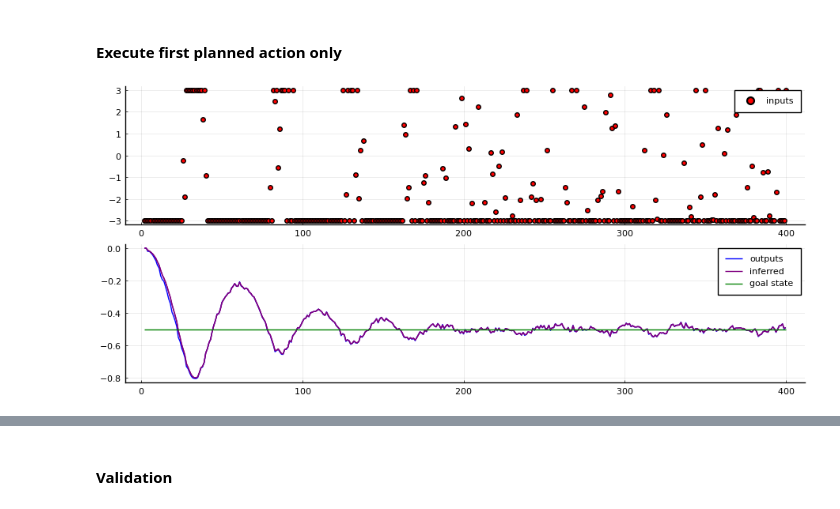
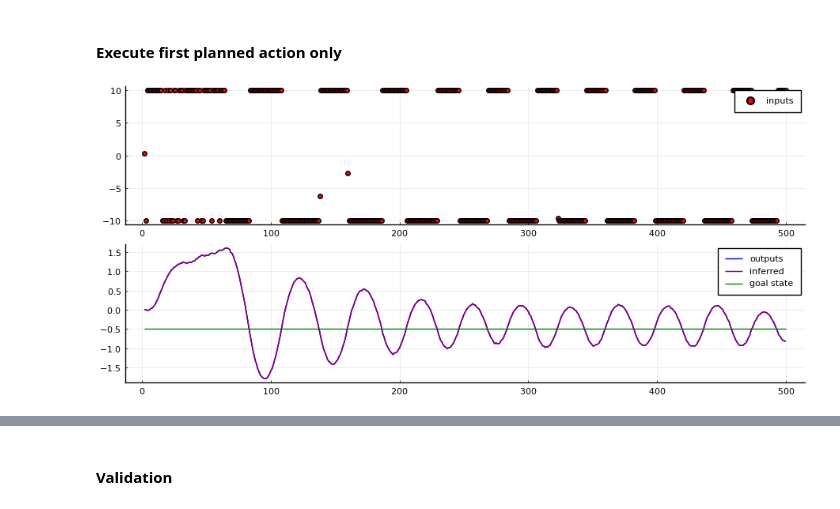
Before and after one commit to wmkouw/actinf-oscillator, a Jupyter notebook: demo_ActInf-GFX-oscillator.ipynb, the cells around one changed output, grey strips where cells are left out. Cells and saved outputs as stored; diff of their text form; code cells hidden in the pictures.

```diff
--- a/demo_ActInf-GFX-oscillator.ipynb
+++ b/demo_ActInf-GFX-oscillator.ipynb
@@ -677,10 +705,10 @@ plot(p1, p2, layout=(2,1), size=(900,400))
 #### Execute first planned action only
 # %%
 # Trial time
-T = 400
+T = 500
 
 # Planning time horizon
-TT = 4
+TT = 6
 
 # Goal state (mean and std dev)
 goal_state = (-.5, 1e-6)
@@ -700,13 +728,15 @@ constraints = Dict()
 marginals = Dict()
 marginals[:x] = ProbabilityDistribution(Multivariate, GaussianMeanPrecision, m=zeros(2,), w=.1*I(2))
 marginals[:z] = ProbabilityDistribution(Multivariate, GaussianMeanPrecision, m=zeros(2,), w=.1*I(2))
-marginals[:θ] = ProbabilityDistribution(Multivariate, GaussianMeanPrecision, m=θ_true, w=1e2*I(2))
-marginals[:η] = ProbabilityDistribution(Univariate, GaussianMeanPrecision, m=η_true, w=1e2)
+marginals[:θ] = ProbabilityDistribution(Multivariate, GaussianMeanPrecision, m=zeros(2,), w=1e-2*I(2))
+marginals[:η] = ProbabilityDistribution(Univariate, GaussianMeanPrecision, m=0.0, w=1e-2)
 marginals[:τ] = ProbabilityDistribution(Univariate, Gamma, a=1e-2, b=1e-1)
 marginals[:ξ] = ProbabilityDistribution(Univariate, Gamma, a=1e4, b=1e0)
 
 # Track estimated states
-est_states = (zeros(T,2), zeros(T,2,2))
+est_states = (zeros(T,2), zeros(T,2))
+est_coeffs = (zeros(T,3), zeros(T,3))
+est_noises = (zeros(T,2), zeros(T,2))
 
 @showprogress for k = 2:T
 
@@ -714,16 +744,15 @@ est_states = (zeros(T,2), zeros(T,2,2))
 
     # Pack parameters estimated by model
     model_params = (mn(marginals[:θ]), mn(marginals[:η]), mn(marginals[:τ]), mn(marginals[:ξ]))
-#     model_params = (θ_true, η_true, Inf, ξ_true)
 
     # Objective function
     G(u_k) = EFE(u_k, marginals[:z], goal_state, model_params, Δt=Δt, time_horizon=TT)
 
     # Miminimize EFE
-    results = optimize(G, -3, 3, 2*rand(TT,) .-1, Fminbox(LBFGS()), Optim.Options(iterations=100); autodiff=:forward)
+    results = optimize(G, -10, 10, 2*rand(TT,) .-1, Fminbox(LBFGS()), Optim.Options(iterations=100); autodiff=:forward)
 #     results = optimize(G, randn(TT,), LBFGS(), Optim.Options(iterations=100); autodiff=:forward)
 
-    # First element of policy becomes current input
+    # Execute first planned action only
     input[k] = Optim.minimizer(results)[1]
 
     "Execute control"
@@ -751,8 +780,8 @@ est_states = (zeros(T,2), zeros(T,2,2))
     for ii = 1:num_iterations
 
         # Update parameters
+        stepθ!(constraints, marginals)
         stepη!(constraints, marginals)
-        stepθ!(constraints, marginals)
 
         # Update states
         stepz!(constraints, marginals)
@@ -766,15 +795,23 @@ est_states = (zeros(T,2), zeros(T,2,2))
 
     # Store state estimates
     est_states[1][k,:] = mn(marginals[:z])
-    est_states[2][k,:,:] = cv(marginals[:z])
+    est_states[2][k,:] = diag(cv(marginals[:z]))
+    est_coeffs[1][k,1:2] = mn(marginals[:θ])
+    est_coeffs[1][k,3] = mn(marginals[:η])
+    est_coeffs[2][k,1:2] = diag(cv(marginals[:θ]))
+    est_coeffs[2][k,3] = mn(marginals[:η])
+    est_noises[1][k,1] = mn(marginals[:τ])
+    est_noises[1][k,2] = mn(marginals[:ξ])
+    est_noises[2][k,1] = var(marginals[:τ])
+    est_noises[2][k,2] = var(marginals[:ξ])
 
 end
 # %%
 p1 = scatter(2:T, input[2:T], color="red", label="inputs")
 p2 = plot(2:T, output[2:T], color="blue", label="outputs")
 plot!(2:T, est_states[1][2:T,1], color="purple", label="inferred")
-plot!(2:T, est_states[1][2:T,1], ribbon=[est_states[2][2:T,1,1], est_states[2][2:T,1,1]], color="purple", label="")
-plot!(2:T, goal_state[1]*ones(T-2,), color="green", label="goal state")
+plot!(2:T, est_states[1][2:T,1], ribbon=[est_states[2][2:T,1], est_states[2][2:T,1]], color="purple", label="")
+plot!(2:T, goal_state[1]*ones(T-1,), color="green", label="goal state")
 plot(p1, p2, layout=(2,1), size=(900,400))
 # %% [output]
-[figure, old version]
+[figure, new version]
```
Also changed, not shown: parts of 8 cells of this notebook.
